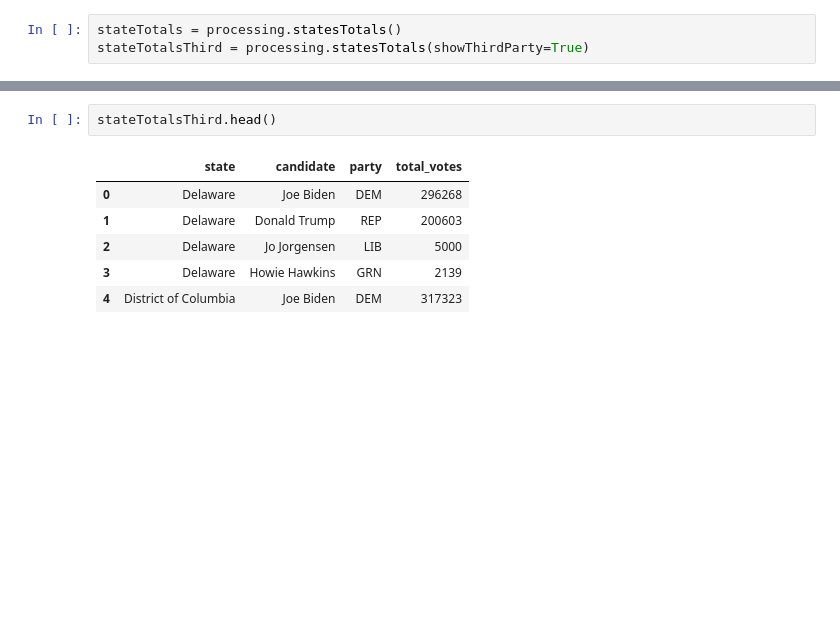
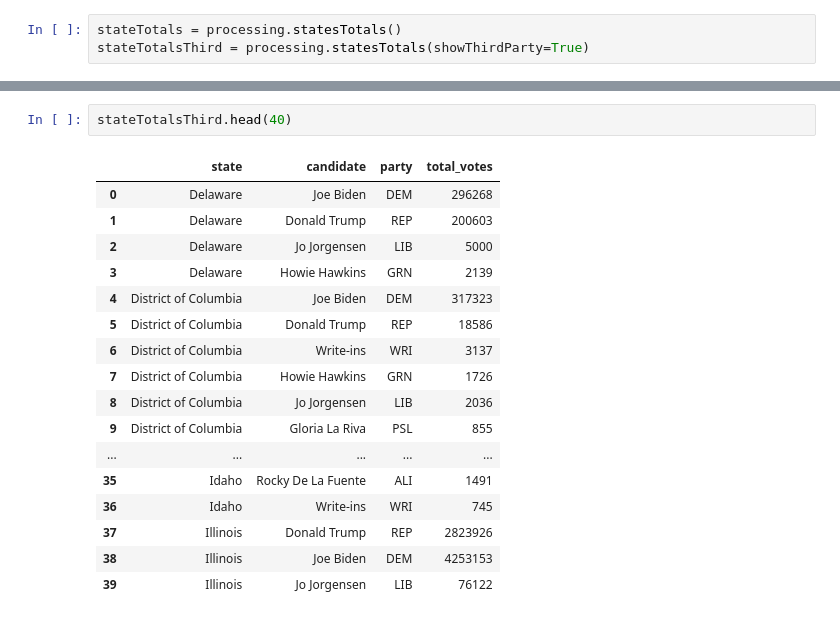
Before and after one commit to jakeypakey/ECE143, a Jupyter notebook: 2020 Election Analysis.ipynb, the cells around one changed output, grey strips where cells are left out. Cells and saved outputs as stored; diff of their text form; blank space fills up the shorter version.

```diff
--- a/2020 Election Analysis.ipynb
+++ b/2020 Election Analysis.ipynb
@@ -15,9 +26,20 @@ stateTotals.head()
 # %%
-stateTotalsThird.head()
+stateTotalsThird.head(40)
 # %% [output]
 |  | state | candidate | party | total_votes |
 | 0 | Delaware | Joe Biden | DEM | 296268 |
 | 1 | Delaware | Donald Trump | REP | 200603 |
 | 2 | Delaware | Jo Jorgensen | LIB | 5000 |
 | 3 | Delaware | Howie Hawkins | GRN | 2139 |
 | 4 | District of Columbia | Joe Biden | DEM | 317323 |
+| 5 | District of Columbia | Donald Trump | REP | 18586 |
+| 6 | District of Columbia | Write-ins | WRI | 3137 |
+| 7 | District of Columbia | Howie Hawkins | GRN | 1726 |
+| 8 | District of Columbia | Jo Jorgensen | LIB | 2036 |
+| 9 | District of Columbia | Gloria La Riva | PSL | 855 |
+| ... | ... | ... | ... | ... |
+| 35 | Idaho | Rocky De La Fuente | ALI | 1491 |
+| 36 | Idaho | Write-ins | WRI | 745 |
+| 37 | Illinois | Donald Trump | REP | 2823926 |
+| 38 | Illinois | Joe Biden | DEM | 4253153 |
+| 39 | Illinois | Jo Jorgensen | LIB | 76122 |
```
Also changed, not shown: parts of 2 cells of this notebook, 1 other file.
